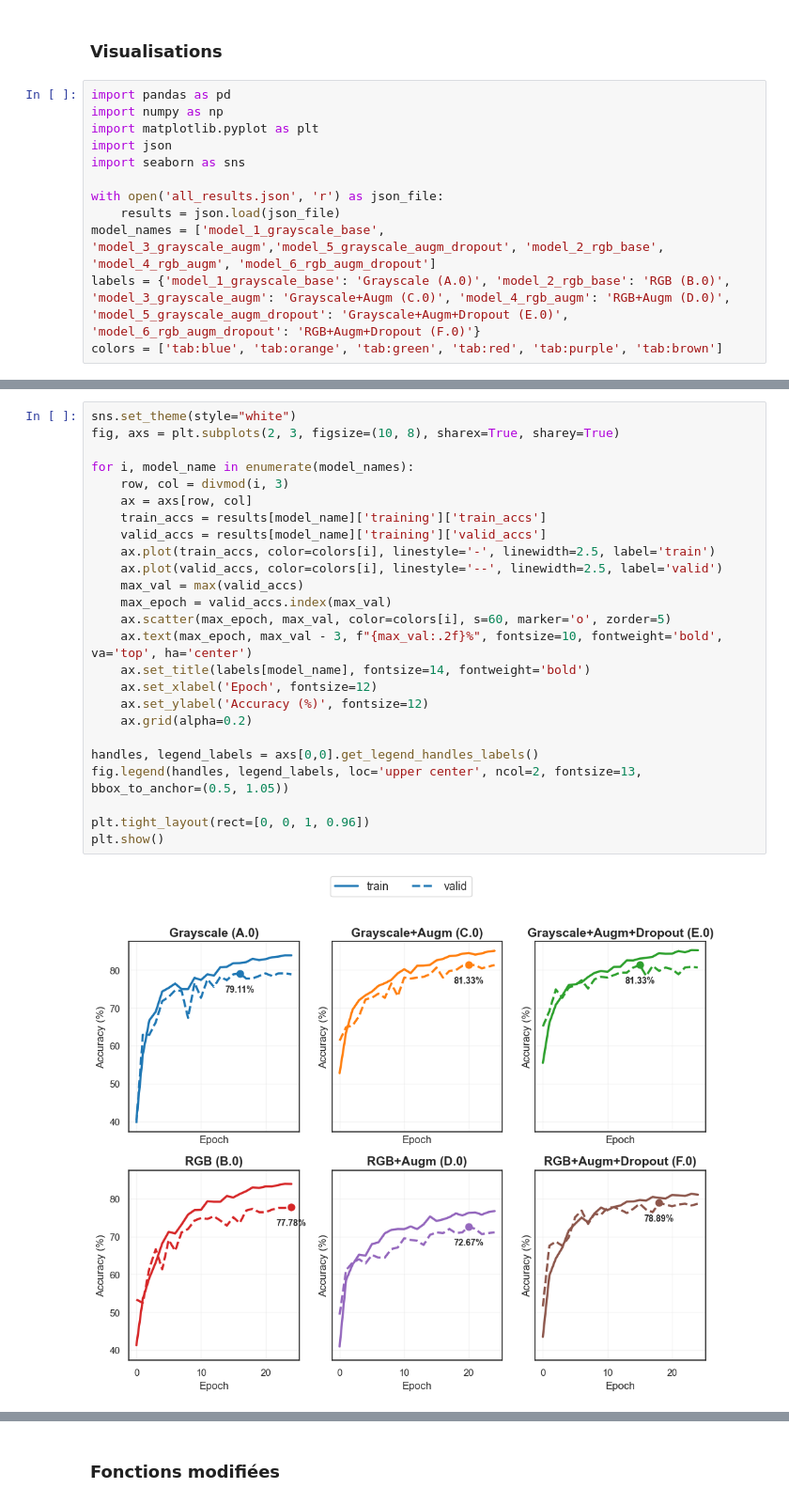
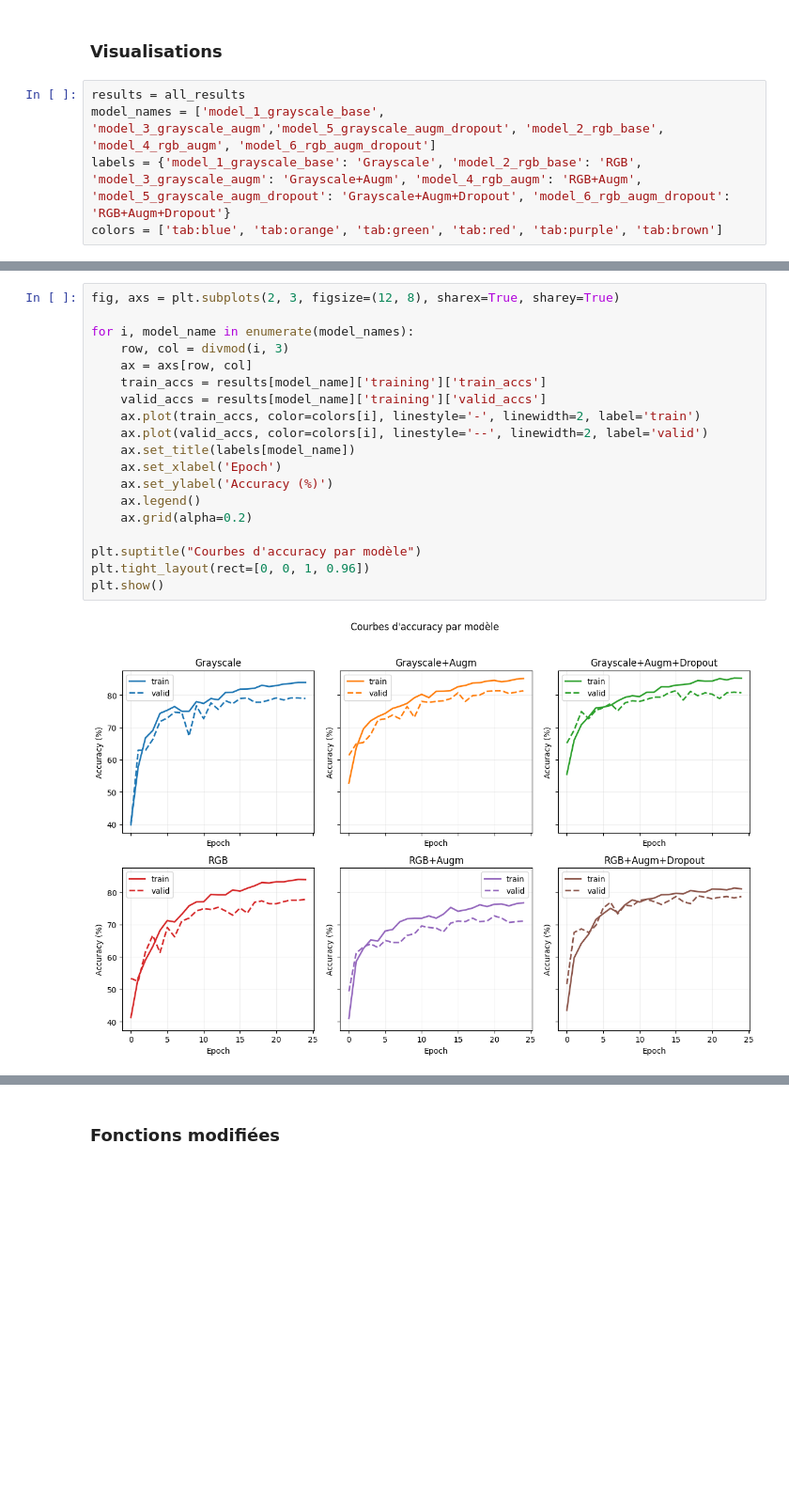
Before and after one commit to louis-cz/educ-SMIDS-VGG19, a Jupyter notebook: PJ_MLB.ipynb, the cells around one changed output, grey strips where cells are left out. Shown at 94% size. Cells and saved outputs as stored; diff of their text form; blank space fills up the shorter version.

```diff
--- a/PJ_MLB.ipynb
+++ b/PJ_MLB.ipynb
@@ -947,15 +966,8 @@ Meilleur modèle sauvegardé à l'époque 10 avec une précision validation de 7
 # %% [markdown]
 ### Visualisations
 # %%
-import pandas as pd
-import numpy as np
-import matplotlib.pyplot as plt
-import json
-import seaborn as sns
-
-with open('all_results.json', 'r') as json_file:
-    results = json.load(json_file)
+results = all_results
 model_names = ['model_1_grayscale_base', 'model_3_grayscale_augm','model_5_grayscale_augm_dropout', 'model_2_rgb_base', 'model_4_rgb_augm', 'model_6_rgb_augm_dropout']
-labels = {'model_1_grayscale_base': 'Grayscale (A.0)', 'model_2_rgb_base': 'RGB (B.0)', 'model_3_grayscale_augm': 'Grayscale+Augm (C.0)', 'model_4_rgb_augm': 'RGB+Augm (D.0)', 'model_5_grayscale_augm_dropout': 'Grayscale+Augm+Dropout (E.0)', 'model_6_rgb_augm_dropout': 'RGB+Augm+Dropout (F.0)'}
+labels = {'model_1_grayscale_base': 'Grayscale', 'model_2_rgb_base': 'RGB', 'model_3_grayscale_augm': 'Grayscale+Augm', 'model_4_rgb_augm': 'RGB+Augm', 'model_5_grayscale_augm_dropout': 'Grayscale+Augm+Dropout', 'model_6_rgb_augm_dropout': 'RGB+Augm+Dropout'}
 colors = ['tab:blue', 'tab:orange', 'tab:green', 'tab:red', 'tab:purple', 'tab:brown']
 # %%
@@ -991,28 +994,22 @@ plt.show()
 # %%
-sns.set_theme(style="white")
-fig, axs = plt.subplots(2, 3, figsize=(10, 8), sharex=True, sharey=True)
+fig, axs = plt.subplots(2, 3, figsize=(12, 8), sharex=True, sharey=True)
 
 for i, model_name in enumerate(model_names):
     row, col = divmod(i, 3)
     ax = axs[row, col]
     train_accs = results[model_name]['training']['train_accs']
     valid_accs = results[model_name]['training']['valid_accs']
-    ax.plot(train_accs, color=colors[i], linestyle='-', linewidth=2.5, label='train')
-    ax.plot(valid_accs, color=colors[i], linestyle='--', linewidth=2.5, label='valid')
-    max_val = max(valid_accs)
-    max_epoch = valid_accs.index(max_val)
-    ax.scatter(max_epoch, max_val, color=colors[i], s=60, marker='o', zorder=5)
-    ax.text(max_epoch, max_val - 3, f"{max_val:.2f}%", fontsize=10, fontweight='bold', va='top', ha='center')
-    ax.set_title(labels[model_name], fontsize=14, fontweight='bold')
-    ax.set_xlabel('Epoch', fontsize=12)
-    ax.set_ylabel('Accuracy (%)', fontsize=12)
+    ax.plot(train_accs, color=colors[i], linestyle='-', linewidth=2, label='train')
+    ax.plot(valid_accs, color=colors[i], linestyle='--', linewidth=2, label='valid')
+    ax.set_title(labels[model_name])
+    ax.set_xlabel('Epoch')
+    ax.set_ylabel('Accuracy (%)')
+    ax.legend()
     ax.grid(alpha=0.2)
 
-handles, legend_labels = axs[0,0].get_legend_handles_labels()
-fig.legend(handles, legend_labels, loc='upper center', ncol=2, fontsize=13, bbox_to_anchor=(0.5, 1.05))
-
+plt.suptitle("Courbes d'accuracy par modèle")
 plt.tight_layout(rect=[0, 0, 1, 0.96])
 plt.show()
 # %% [output]
-[figure, old version]
+[figure, new version]
 # %%
```
Also changed, not shown: parts of 26 cells of this notebook, 2 other files.
